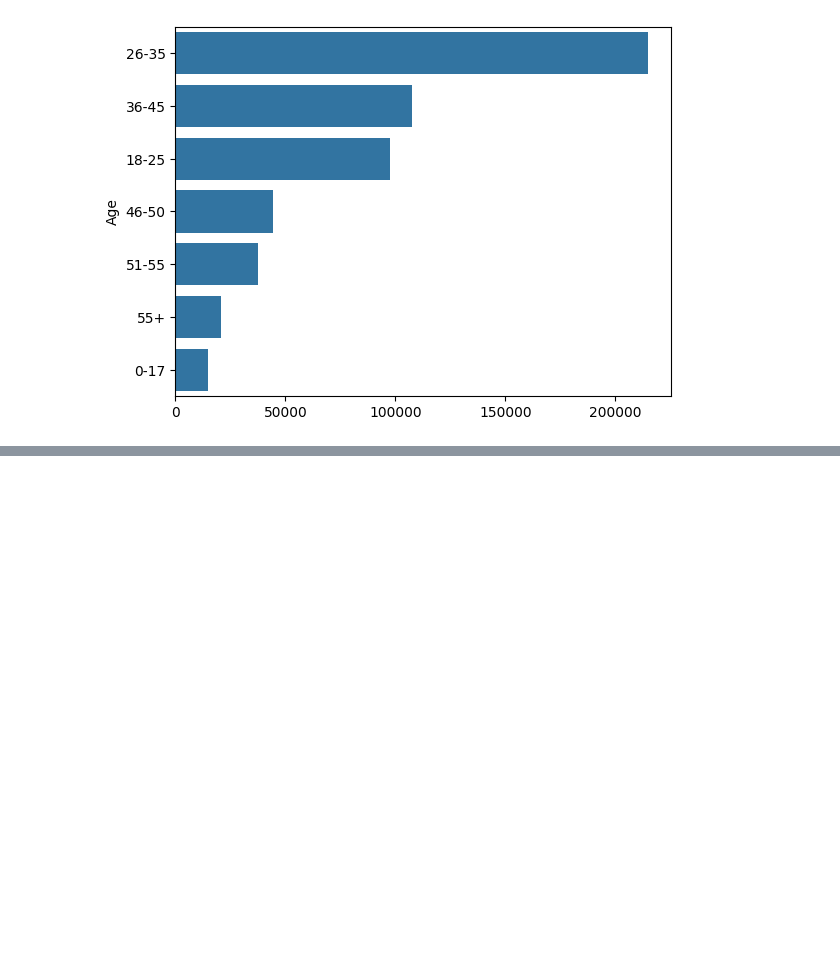
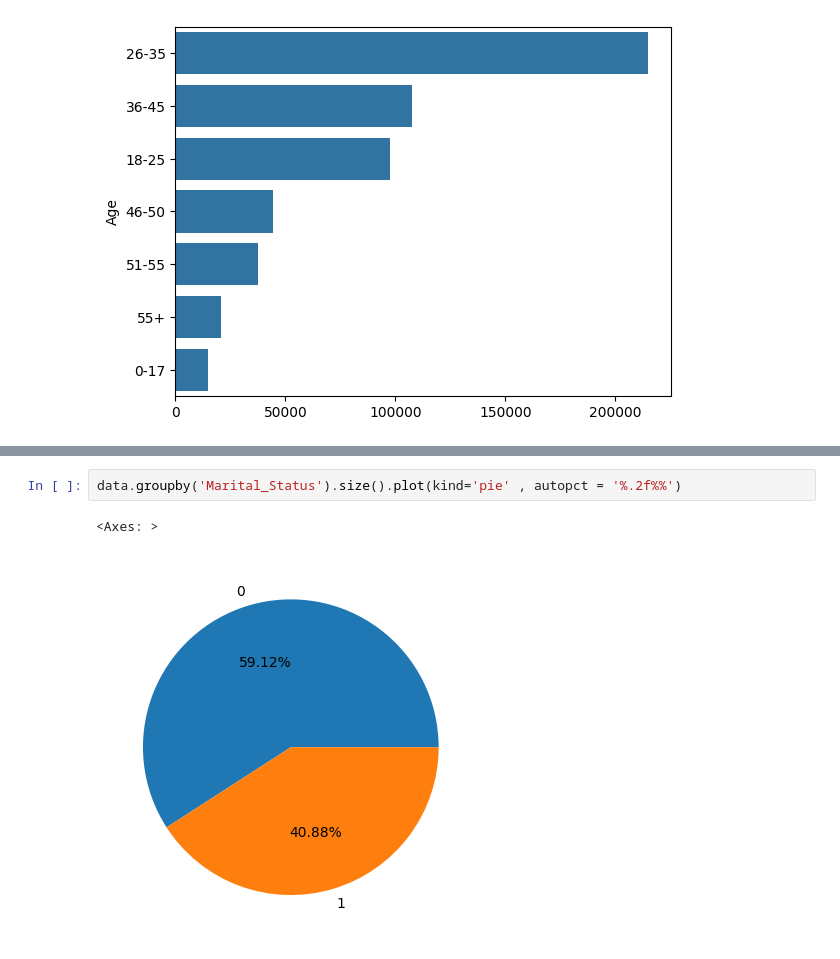
Before and after one commit to aayushjohari/Pandas, a Jupyter notebook: Data_analysis/Black Friday/blackfirday.ipynb, the cells around one changed output, grey strips where cells are left out. Drawn from its saved outputs; the diff is of its cells as text; blank space fills up the shorter version.

```diff
--- a/Data_analysis/Black Friday/blackfirday.ipynb
+++ b/Data_analysis/Black Friday/blackfirday.ipynb
@@ -295,0 +332,5 @@ sns.barplot(x = data['Age'].value_counts().values, y= data['Age'].value_counts()
+# %%
+data.groupby('Marital_Status').size().plot(kind='pie' , autopct = '%.2f%%')
+# %% [output]
+<Axes: >
+[figure, added]
```
Also changed, not shown: parts of 7 cells of this notebook.
